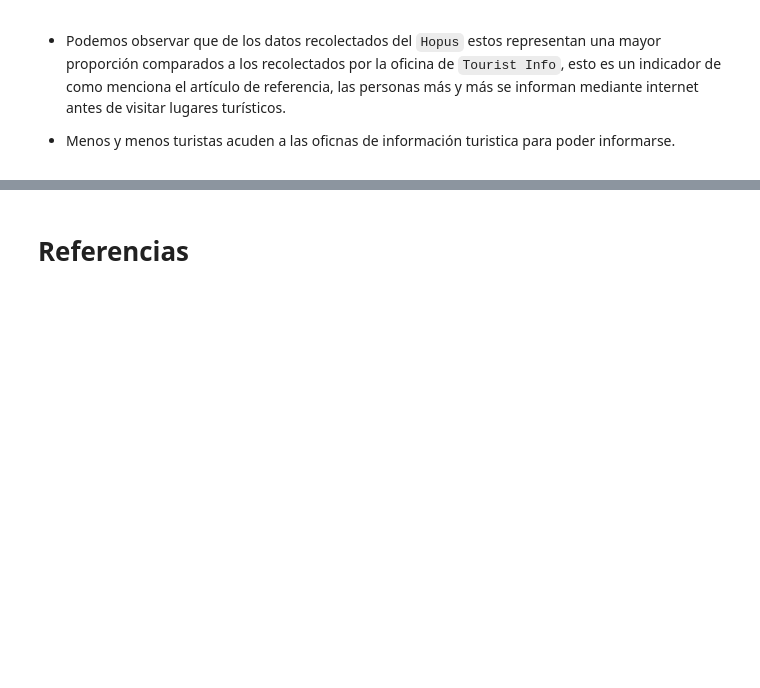
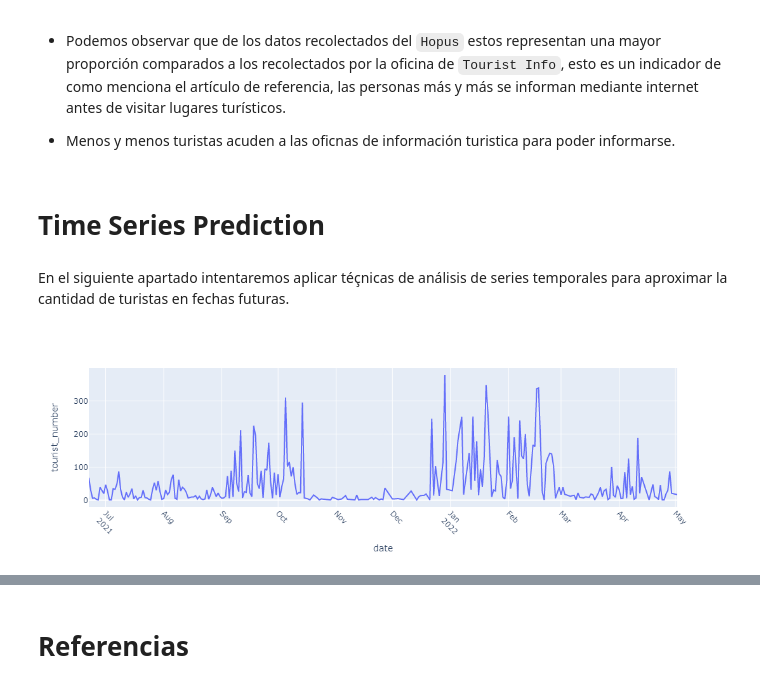
Before and after one commit to luperezsal/AlcoiTourist, a Jupyter notebook: Proyecto3.ipynb, the cells around one changed output, grey strips where cells are left out. Saved outputs shown, nothing was run; the diff lists cells and outputs as text; code cells hidden in the pictures; blank space fills up the shorter version.

Commit message:
[DEV] - Temporal Series Analisys and Rolling Mean

```diff
--- a/Proyecto3.ipynb
+++ b/Proyecto3.ipynb
@@ -310,3 +278,29 @@ fig.show()
 - Podemos observar que de los datos recolectados del `Hopus` estos representan una mayor proporción comparados a los recolectados por la oficina de `Tourist Info`, esto es un indicador de como menciona el artículo de referencia, las personas más y más se informan mediante internet antes de visitar lugares turísticos.
 
 - Menos y menos turistas acuden a las oficnas de información turistica para poder informarse.
+# %% [markdown]
+# Time Series Prediction
+# %% [markdown]
+En el siguiente apartado intentaremos aplicar téçnicas de análisis de series temporales para aproximar la cantidad de turistas en fechas futuras.
+# %%
+temporal_series_df = sensor_df.copy()
+
+temporal_series_df = temporal_series_df[(temporal_series_df.ssid.isin(sorted_macs.ssid)) & (temporal_series_df.mac.isin(sorted_macs.mac))]
+
+# Solo extraemos la fecha para poder hacer el análisis temporal.
+temporal_series_df['date'] = pd.to_datetime(temporal_series_df['date'], unit='ms').dt.date
+temporal_series_df['date'] = pd.to_datetime(temporal_series_df['date'])
+
+
+time_series = temporal_series_df.groupby(by=["date"])['mac'].count()
+time_series = time_series.to_frame()
+time_series.reset_index(inplace=True)
+time_series = time_series.rename(columns = {'mac':'tourist_number'})
+
+fig = px.line(time_series, x="date", y="tourist_number")
+fig.update_xaxes(tickangle=45,
+                dtick="M1",
+                tickformat="%b\n%Y")
+fig.show()
+# %% [output]
+[figure, added]
```
Also changed, not shown: parts of 12 cells of this notebook.
